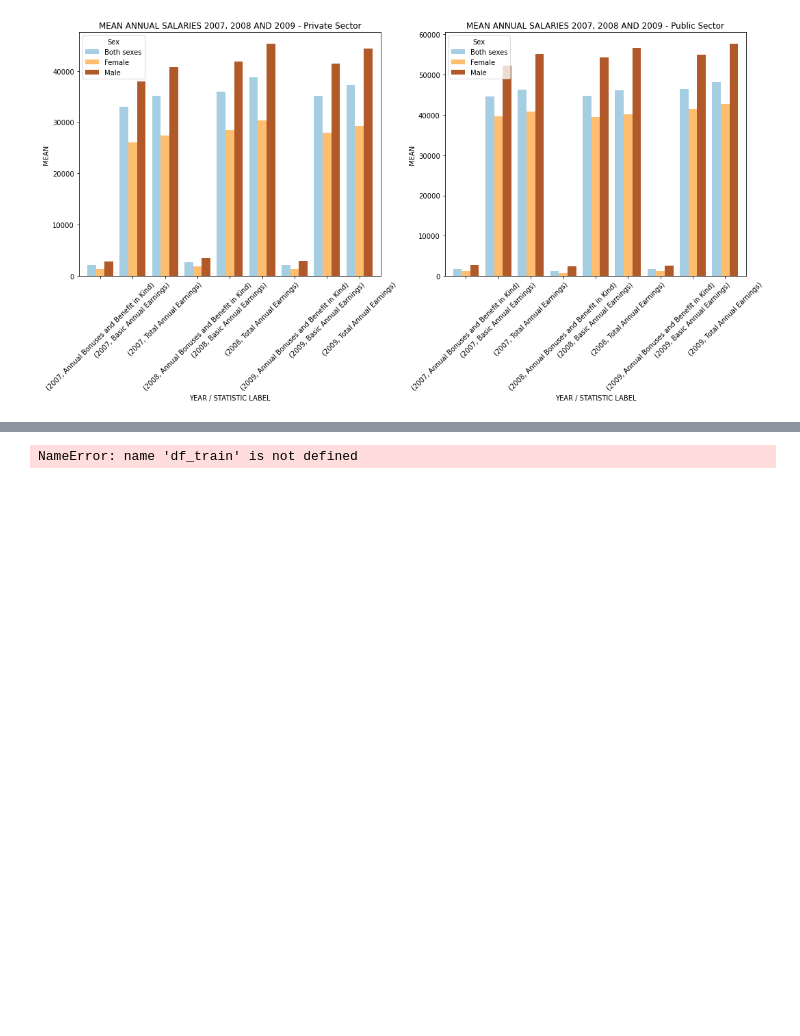
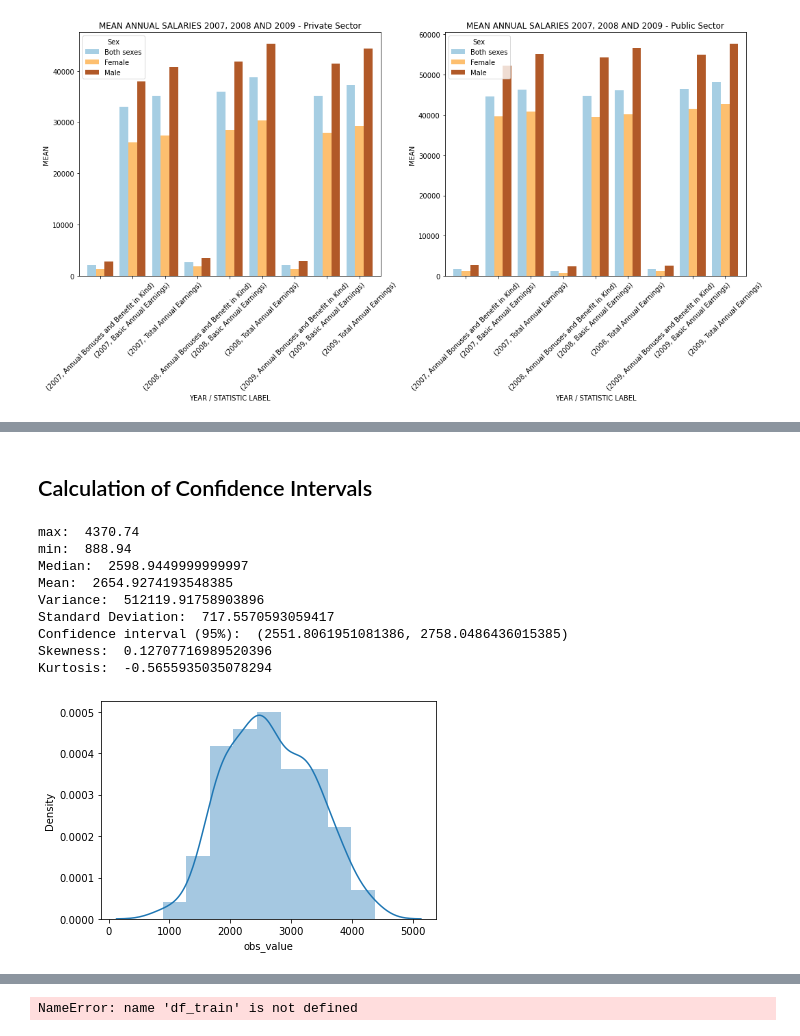
Before and after one commit to leticiacosta91/NewOfficial, a Jupyter notebook: Teste.ipynb, the cells around one changed output, grey strips where cells are left out. Cells and saved outputs as stored; diff of their text form; code cells hidden in the pictures; blank space fills up the shorter version.

```diff
--- a/Teste.ipynb
+++ b/Teste.ipynb
@@ -479,0 +524,2 @@ P-value: 0.00013755578996650045
+# %%
+df = dataset.drop('obs_status.label', axis= 1)
@@ -479,0 +547,3 @@ P-value: 0.00013755578996650045
+# %%
+df.columns = df.columns.str.replace('.label', '')
+df.info()
@@ -479,0 +781,2 @@ P-value: 0.00013755578996650045
+# %% [markdown]
+## Calculation of Confidence Intervals
@@ -479,0 +788,51 @@ P-value: 0.00013755578996650045
+# %%
+def confidence_int(df, value_col, conf_level = 0.95):
+
+  #getting list from df
+  data = df[value_col].values
+
+  #mean and standard deviation
+  data_mean = np.mean(data)
+  data_std = np.std(data, ddof=1)
+
+  # Degrees of freedom
+  d_free = len(data) - 1
+
+  # Critical value
+  crit_val = norm.ppf((1 + conf_level) / 2)
+
+  # Margin of error
+  moe = crit_val * data_std / np.sqrt(len(data))
+
+  # Confidence interval
+  conf_int = (data_mean - moe, data_mean + moe)
+
+
+  d = df[value_col]
+
+  print('max: ', d.max())
+  print('min: ', d.min())
+  print('Median: ', d.median())
+  print("Mean: ", data_mean)
+  print('Variance: ', np.var(d))
+  print("Standard Deviation: ", data_std)
+  print(f"Confidence interval ({conf_level:.0%}): ", conf_int)
+  print("Skewness: ",  d.skew())
+  print("Kurtosis: ",  d.kurt())
+
+  sns.distplot(d);
+# %%
+confidence_int(df = df_2[df_2['sex'] == 'Female'],
+               value_col = 'obs_value',
+               conf_level = 0.95)
+# %% [output]
+max:  4370.74
+min:  888.94
+Median:  2598.9449999999997
+Mean:  2654.9274193548385
+Variance:  512119.91758903896
+Standard Deviation:  717.5570593059417
+Confidence interval (95%):  (2551.8061951081386, 2758.0486436015385)
+Skewness:  0.12707716989520396
+Kurtosis:  -0.5655935035078294
+[figure, added]
```
Also changed, not shown: parts of 38 cells of this notebook.
